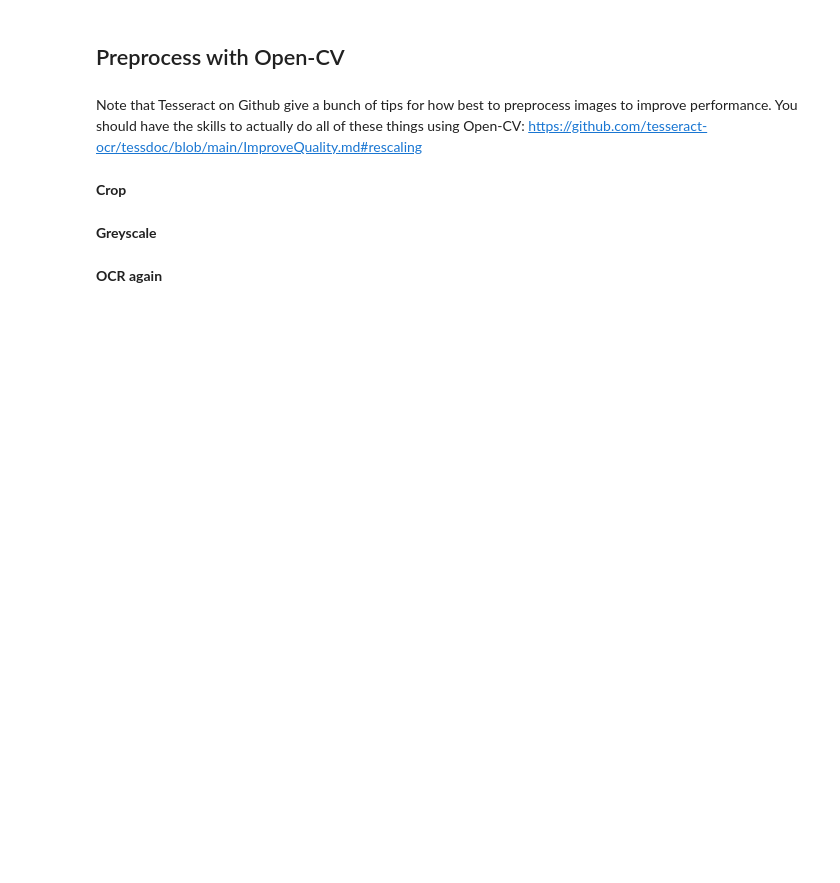
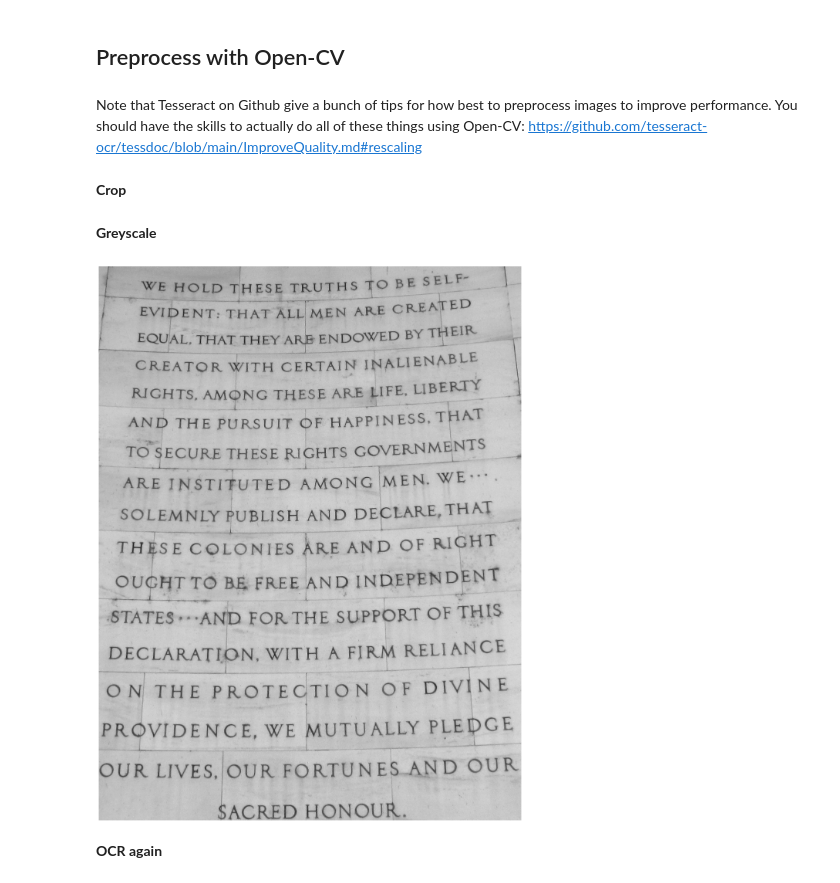
Before and after one commit to CDS-AU-DK/cds-language, a Jupyter notebook: notebooks/session12_inclass_rdkm.ipynb, the cells around one changed output. Cells and saved outputs as stored; diff of their text form; code cells hidden in the pictures; blank space fills up the shorter version.

````diff
--- a/notebooks/session12_inclass_rdkm.ipynb
+++ b/notebooks/session12_inclass_rdkm.ipynb
@@ -79,3 +79,5 @@ def regex_clean(string):
     return " ".join(processed.split())
 # %% [markdown]
 ## OCR using ```Tesseract```
+# %%
+filepath = os.path.join("..", "..", "CDS-LANG", "img", "jefferson.jpg")
@@ -83,9 +123,20 @@ def regex_clean(string):
 ## Preprocess with Open-CV
 # %% [markdown]
 Note that Tesseract on Github give a bunch of tips for how best to preprocess images to improve performance. You should have the skills to actually do all of these things using Open-CV: https://github.com/tesseract-ocr/tessdoc/blob/main/ImproveQuality.md#rescaling
+# %%
+image = cv2.imread(filepath)
 # %% [markdown]
 __Crop__
+# %%
+(cX, cY) = (image.shape[1]//2, image.shape[0]//2)
+cropped = image[cY-750:cY+1150, cX-750:cX+700]
 # %% [markdown]
 __Greyscale__
+# %%
+grey = cv2.cvtColor(cropped, cv2.COLOR_BGR2GRAY)
+# %%
+jimshow_channel(grey)
+# %% [output]
+[figure, added]
 # %% [markdown]
 __OCR again__
````
Also changed, not shown: parts of 13 cells of this notebook.
